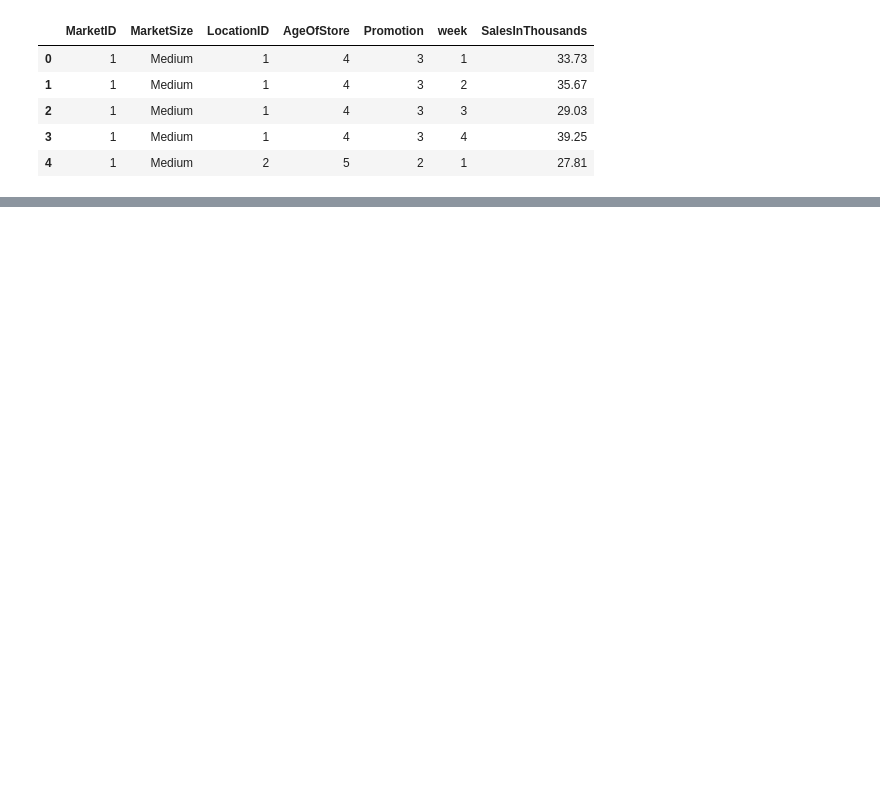
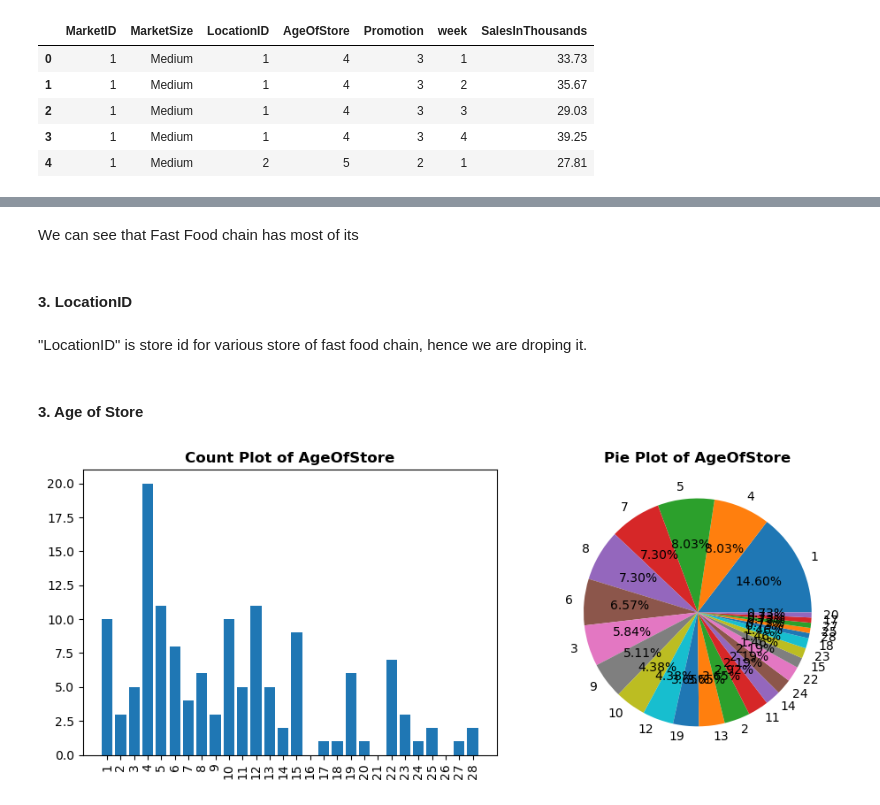
Before and after one commit to Singhal-Piyush/AB_Testing_Fast_Food_Chain, a Jupyter notebook: Fast_Food_Marketing_Campaign_AB_Testing.ipynb, the cells around one changed output, grey strips where cells are left out. Saved outputs shown, nothing was run; the diff lists cells and outputs as text; code cells hidden in the pictures; blank space fills up the shorter version.

```diff
--- a/Fast_Food_Marketing_Campaign_AB_Testing.ipynb
+++ b/Fast_Food_Marketing_Campaign_AB_Testing.ipynb
@@ -208,0 +263,37 @@ Name: LocationID, Length: 137, dtype: int64
+# %% [markdown]
+We can see that Fast Food chain has most of its
+# %% [markdown]
+#### 3. LocationID
+# %% [markdown]
+"LocationID" is store id for various store of fast food chain, hence we are droping it.
+# %%
+dataset.drop(labels = "LocationID", axis = 1,inplace = True)
+# %% [markdown]
+#### 3. Age of Store
+# %%
+variable = "AgeOfStore"
+
+count_value = dataset[variable].value_counts()/4
+
+# Figure size
+plt.figure(figsize = (10,4))
+
+# Plot 1: Count Plot
+plt.subplot(1,2,1)
+plt.bar(x = dataset[variable].unique(), height = count_value)
+plt.xticks(ticks = np.arange(1,29,1), rotation = 90)
+# sns.countplot(x = variable, data = dataset, order = dataset[variable].value_counts().index)
+plt.title(f"Count Plot of {variable}", fontweight = "bold")
+
+# Plot 2: Pie Plot
+plt.subplot(1,2,2)
+plt.pie(x = count_value, labels = count_value.index, autopct = "%0.2f%%")
+plt.title(f"Pie Plot of {variable}", fontweight = "bold")
+
+# Adjust layout
+plt.tight_layout()
+
+# Show plot
+plt.show()
+# %% [output]
+[figure, added]
```
Also changed, not shown: parts of 69 cells of this notebook.
